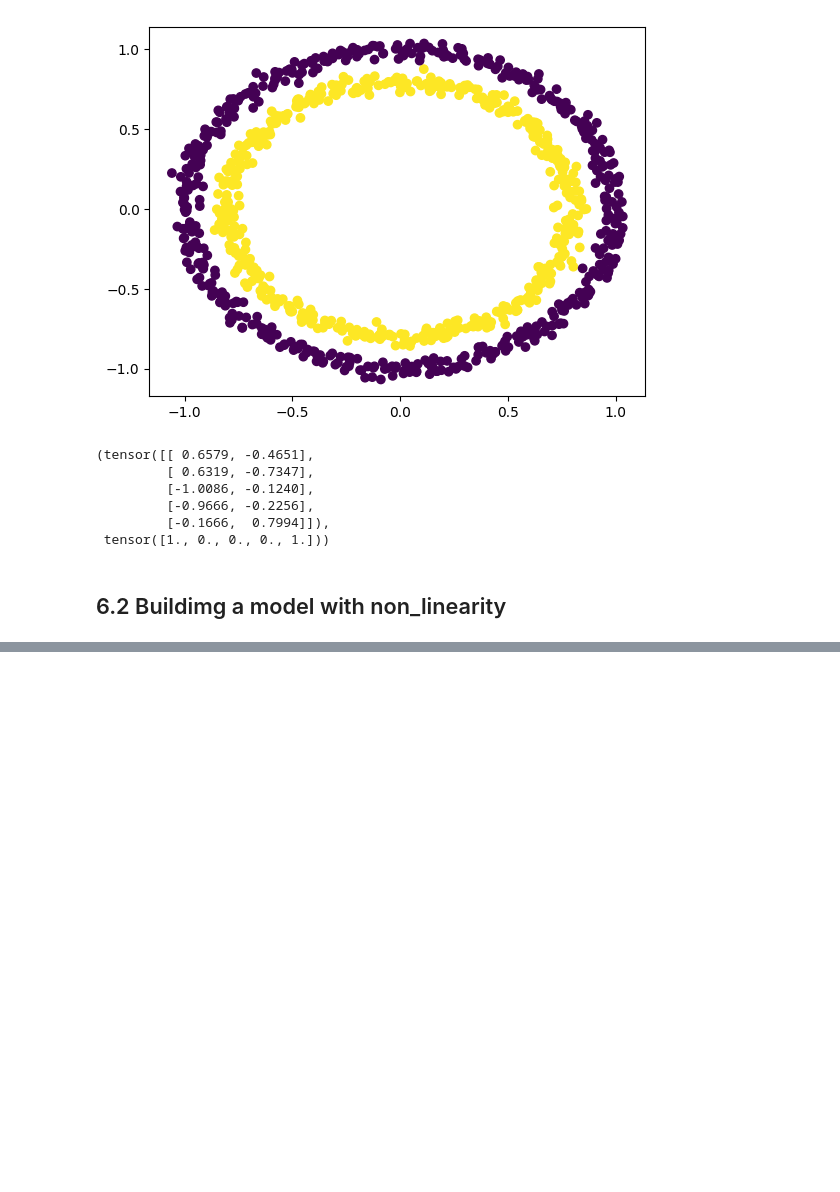
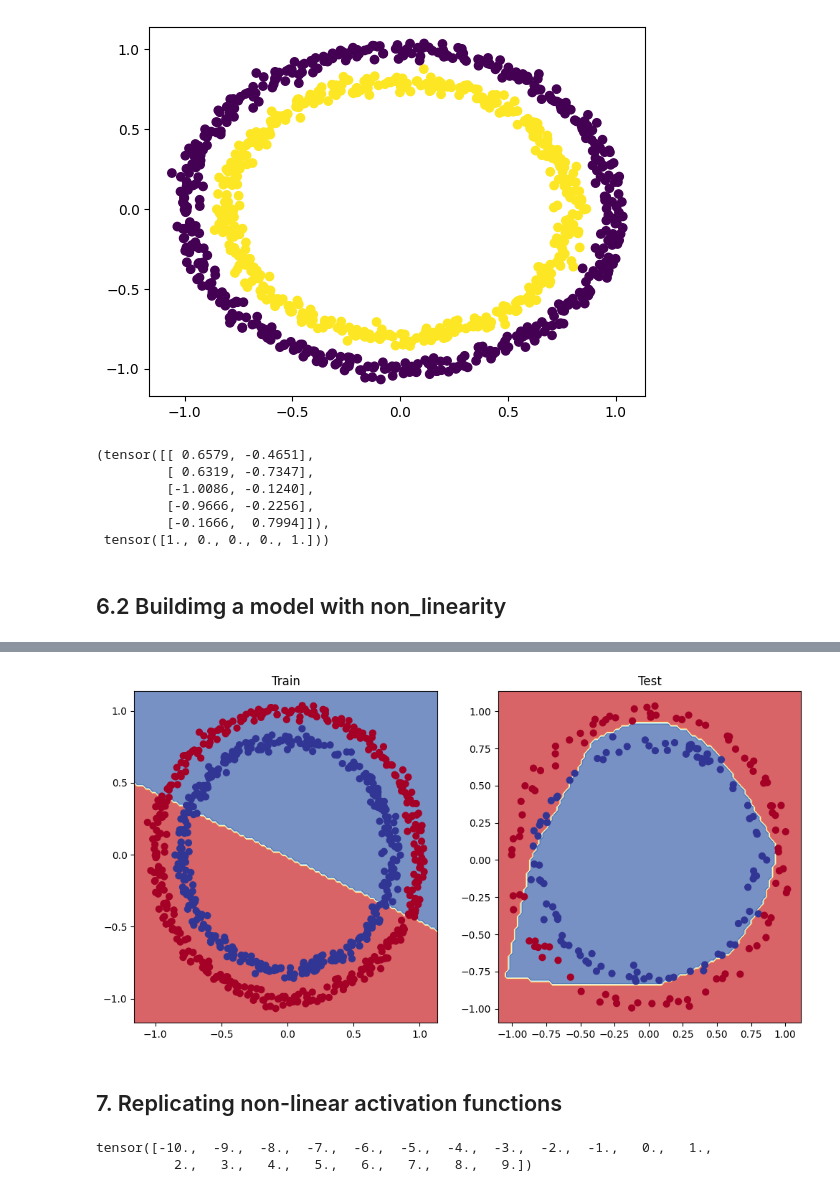
Before and after one commit to SiddheshDaphane/Deep_Learning_With_PyTorch, a Jupyter notebook: 02_PyTorch_Neural_Network_Classification.ipynb, the cells around one changed output, grey strips where cells are left out. Cells and saved outputs as stored; diff of their text form; code cells hidden in the pictures; blank space fills up the shorter version.

```diff
--- a/02_PyTorch_Neural_Network_Classification.ipynb
+++ b/02_PyTorch_Neural_Network_Classification.ipynb
@@ -916,0 +1045,21 @@ X_train[:5], y_train[:5]
+# %%
+# plot decisions boundries for training and test sets
+plt.figure(figsize=(12,6))
+plt.subplot(1,2,1)
+plt.title("Train")
+plot_decision_boundary(model_1, X_train, y_train)
+plt.subplot(1,2,2)
+plt.title("Test")
+plot_decision_boundary(model_3, X_test, y_test)
+# %% [output]
+[figure, added]
+# %% [markdown]
+## 7. Replicating non-linear activation functions
+# %%
+# Create a toy tensor (similar to the data going into our model(S))
+
+A = torch.arange(-10,10,1,dtype=torch.float32)
+A
+# %% [output]
+tensor([-10.,  -9.,  -8.,  -7.,  -6.,  -5.,  -4.,  -3.,  -2.,  -1.,   0.,   1.,
+          2.,   3.,   4.,   5.,   6.,   7.,   8.,   9.])
```
Also changed, not shown: parts of 14 cells of this notebook.
